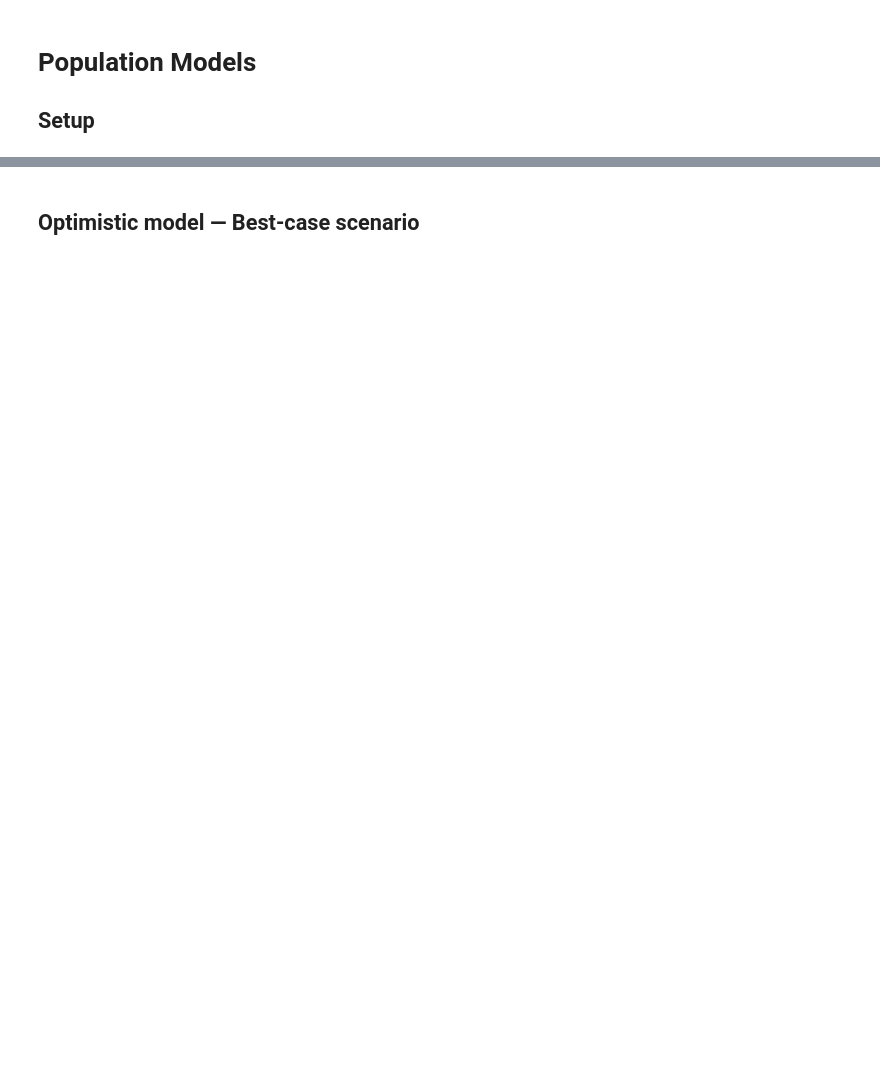
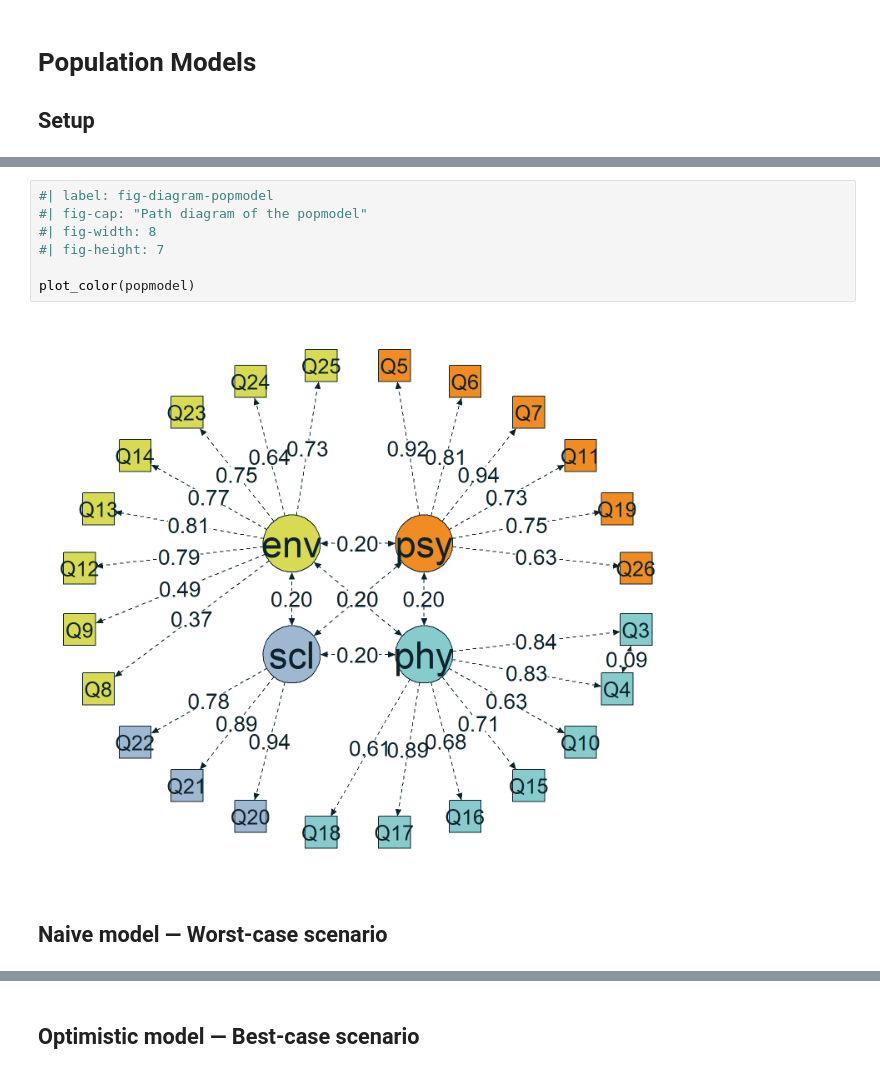
Before and after one commit to phdpablo/cfa-power, a Jupyter notebook: docs/Scripts/AnalysisScripts/01_population_models.embed.ipynb, the cells around one changed output, grey strips where cells are left out. Saved outputs shown, nothing was run; the diff lists cells and outputs as text; blank space fills up the shorter version.

Commit message:
fix: refine population models index section and notebook

```diff
--- a/docs/Scripts/AnalysisScripts/01_population_models.embed.ipynb
+++ b/docs/Scripts/AnalysisScripts/01_population_models.embed.ipynb
@@ -33 +55,12 @@ Attaching package: 'dplyr'The following object is masked from 'package:MASS':
+# %%
+#| label: fig-diagram-popmodel
+#| fig-cap: "Path diagram of the popmodel"
+#| fig-width: 8
+#| fig-height: 7
+
+plot_color(popmodel)
+# %% [output]
+[figure, added]
+# %% [markdown]
+## Naive model — Worst-case scenario
 # %%
```
Also changed, not shown: parts of 16 cells of this notebook, 13 other files.
